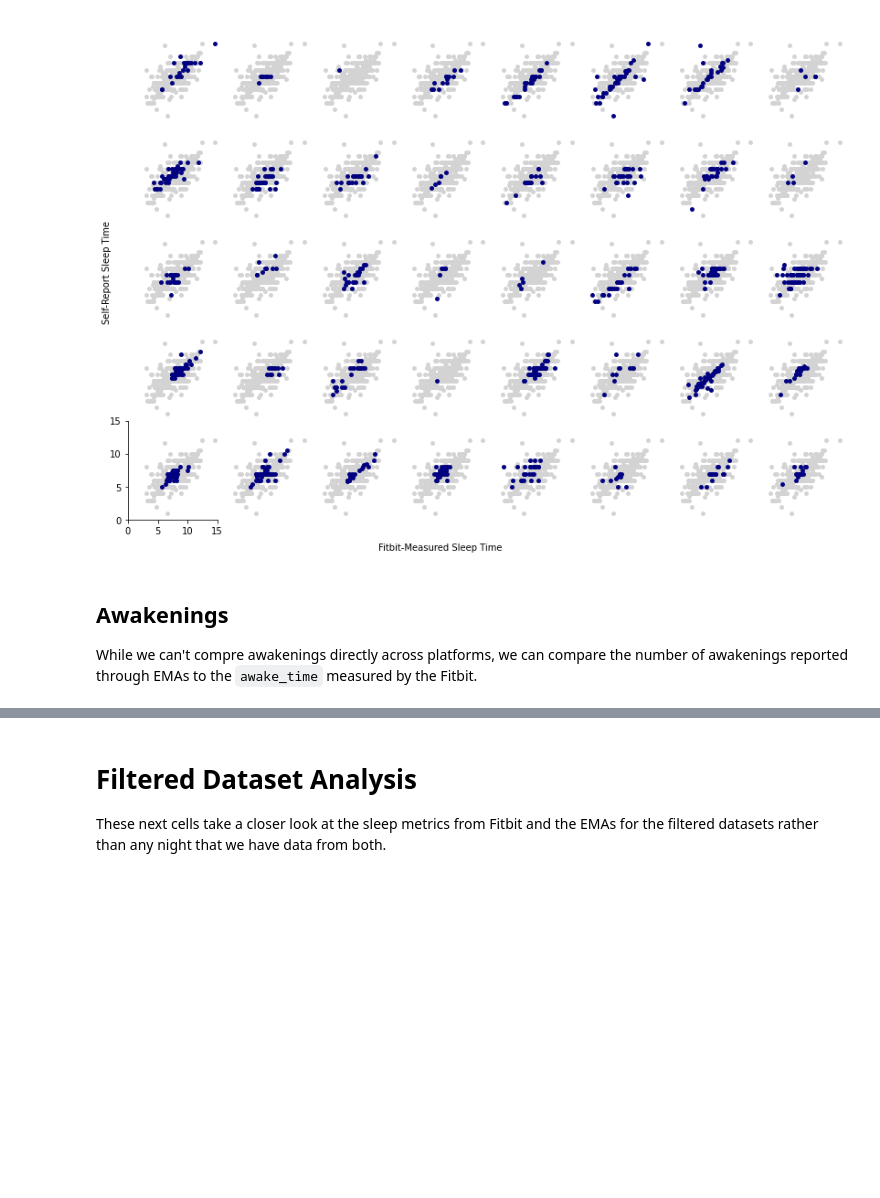
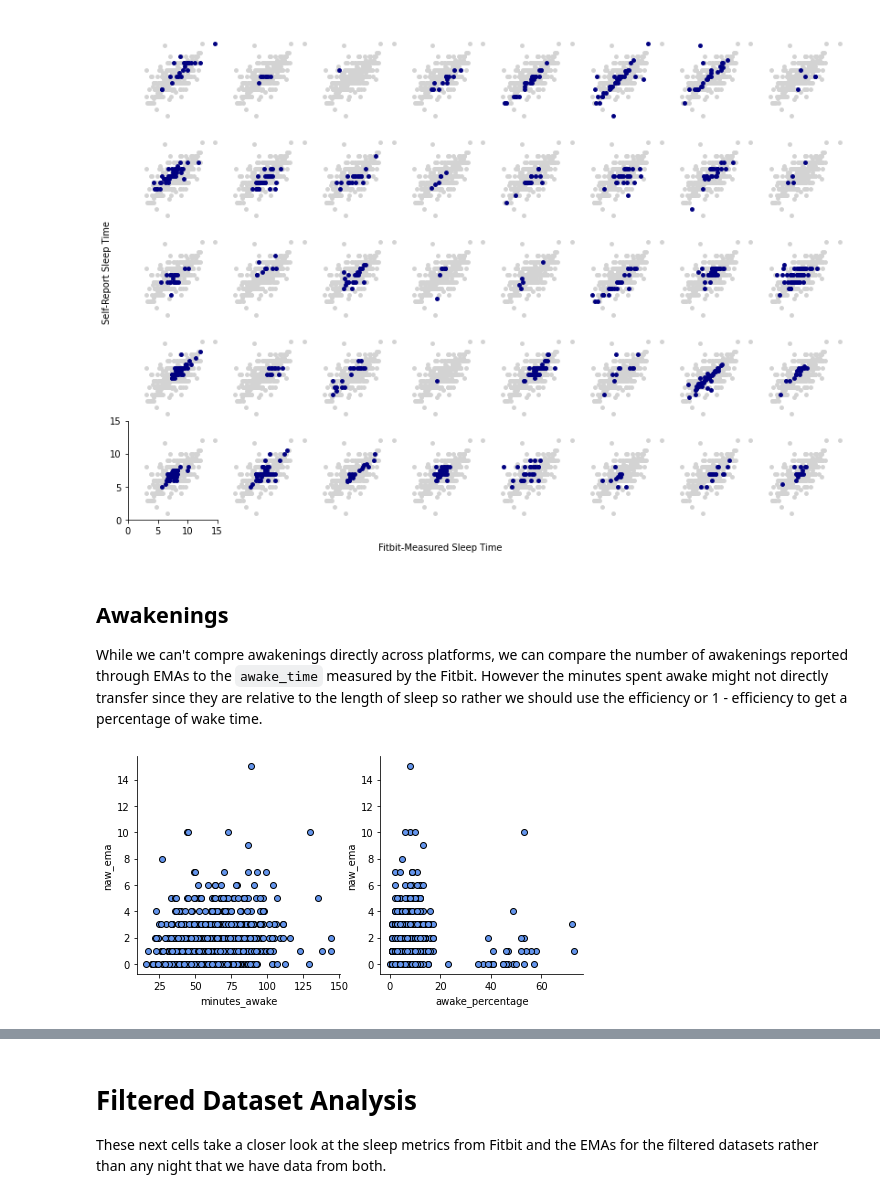
Before and after one commit to intelligent-environments-lab/utx000, a Jupyter notebook: notebooks/4.9.2-hef-fitbit_beiwe-sleep_comparisions.ipynb, the cells around one changed output, grey strips where cells are left out. Drawn from its saved outputs; the diff is of its cells as text; code cells hidden in the pictures; blank space fills up the shorter version.

````diff
--- a/notebooks/4.9.2-hef-fitbit_beiwe-sleep_comparisions.ipynb
+++ b/notebooks/4.9.2-hef-fitbit_beiwe-sleep_comparisions.ipynb
@@ -161,7 +161,7 @@ Renaming columns for easier use
 # %%
 combined_sleep.drop(['content', 'stress', 'lonely', 'sad', 'energy',"main_sleep"],axis=1,inplace=True)
 combined_sleep.columns = ['tst_ema', 'sol_ema', 'naw_ema',
-       'restful_ema', 'date', 'tst_fb', 'efficiency_fb', 'end_time', 'minutes_after_wakeup', 'minutes_asleep', 'naw_fb',
+       'restful_ema', 'date', 'tst_fb', 'efficiency_fb', 'end_time', 'minutes_after_wakeup', 'minutes_asleep', 'minutes_awake',
        'sol_fb', 'start_time', 'time_in_bed', 'beiwe']
 # some more cleaning
 combined_sleep["tst_fb"] /= 3600000
@@ -369,4 +369,18 @@ plot_sleep_metric_vs_all()
 [figure]
 # %% [markdown]
 ## Awakenings
-While we can't compre awakenings directly across platforms, we can compare the number of awakenings reported through EMAs to the ```awake_time``` measured by the Fitbit.
+While we can't compre awakenings directly across platforms, we can compare the number of awakenings reported through EMAs to the ```awake_time``` measured by the Fitbit. However the minutes spent awake might not directly transfer since they are relative to the length of sleep so rather we should use the efficiency or 1 - efficiency to get a percentage of wake time.
+# %%
+combined_sleep["awake_percentage"] = 100 - combined_sleep["efficiency_fb"]
+fig, axes = plt.subplots(1,2,figsize=(8,4),gridspec_kw={'width_ratios': [1, 1]})
+for var, ax in zip([["minutes_awake","naw_ema"],["awake_percentage","naw_ema"]],axes.flat):
+    ax.scatter(combined_sleep[var[0]],combined_sleep[var[1]],color="cornflowerblue",edgecolor="black")
+    for loc in ["top","right"]:
+        ax.spines[loc].set_visible(False)
+    ax.set_xlabel(var[0])
+    ax.set_ylabel(var[1])
+#plt.savefig(f"../reports/figures/ema_vs_fitbit/fitbit-beiwe-{var}-{var}-scatter-ux_s20.pdf")
+plt.show()
+plt.close()
+# %% [output]
+[figure, added]
````
Also changed, not shown: parts of 6 cells of this notebook, 1 other file.
